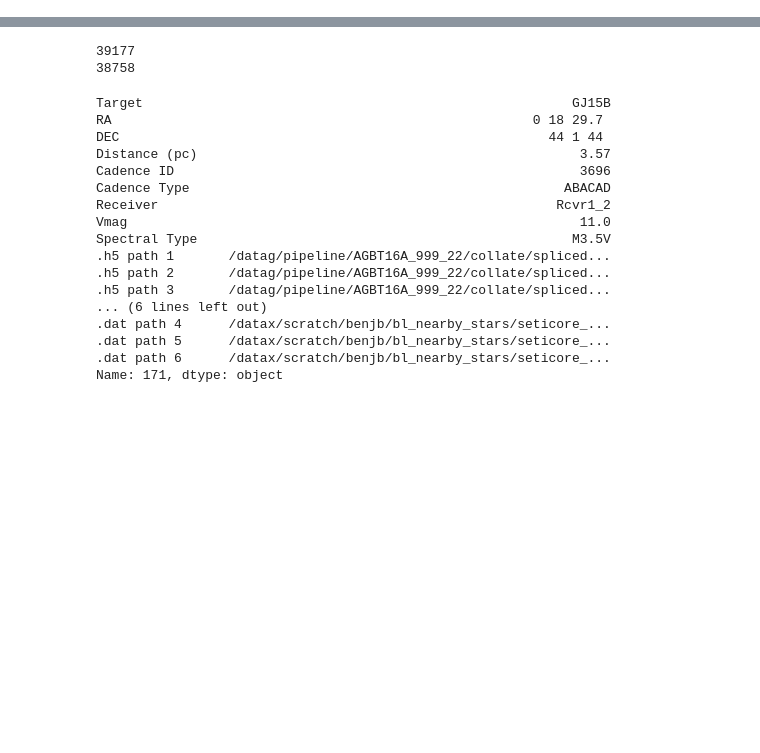
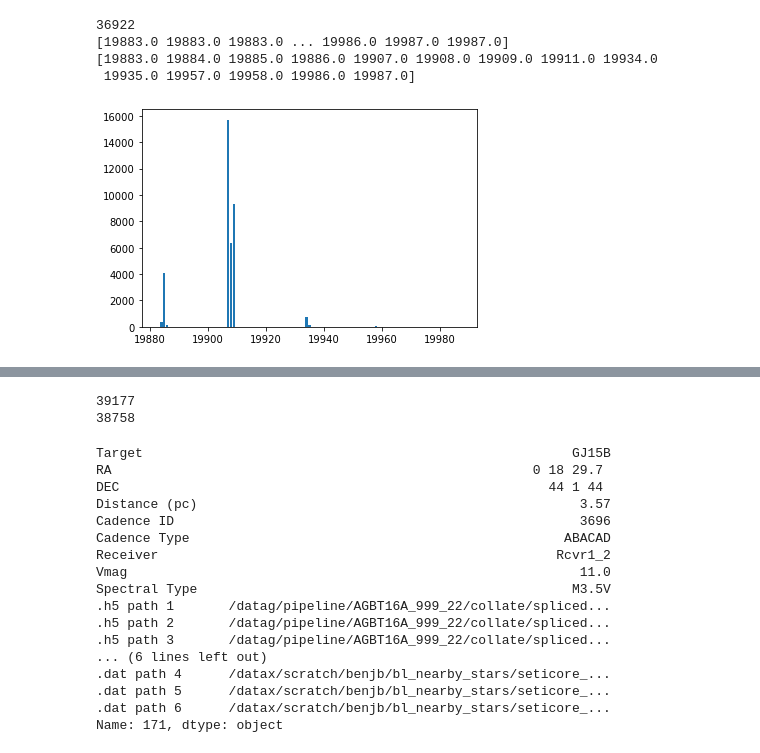
Before and after one commit to bjacobell/nearby-stars, a Jupyter notebook: test.ipynb, the cells around one changed output, grey strips where cells are left out. Cells and saved outputs as stored; diff of their text form; code cells hidden in the pictures; blank space fills up the shorter version.

```diff
--- a/test.ipynb
+++ b/test.ipynb
@@ -11,0 +73,14 @@ from astropy import units as u
+# %%
+weird_f = dfa['Frequency'].values[np.where(dfa['Source'].values == 'HIP4849')[0]]
+print(len(weird_f))
+print(dfa['Cadence Index'].values[np.where(dfa['Source'].values == 'HIP4849')[0]])
+u, c = np.unique(dfa['Cadence Index'].values[np.where(dfa['Source'].values == 'HIP4849')[0]], return_counts=True)
+plt.bar(u, c)
+print(u)
+plt.show()
+# %% [output]
+36922
+[19883.0 19883.0 19883.0 ... 19986.0 19987.0 19987.0]
+[19883.0 19884.0 19885.0 19886.0 19907.0 19908.0 19909.0 19911.0 19934.0
+ 19935.0 19957.0 19958.0 19986.0 19987.0]
+[figure, added]
```
Also changed, not shown: parts of 8 cells of this notebook, 5 other files.
